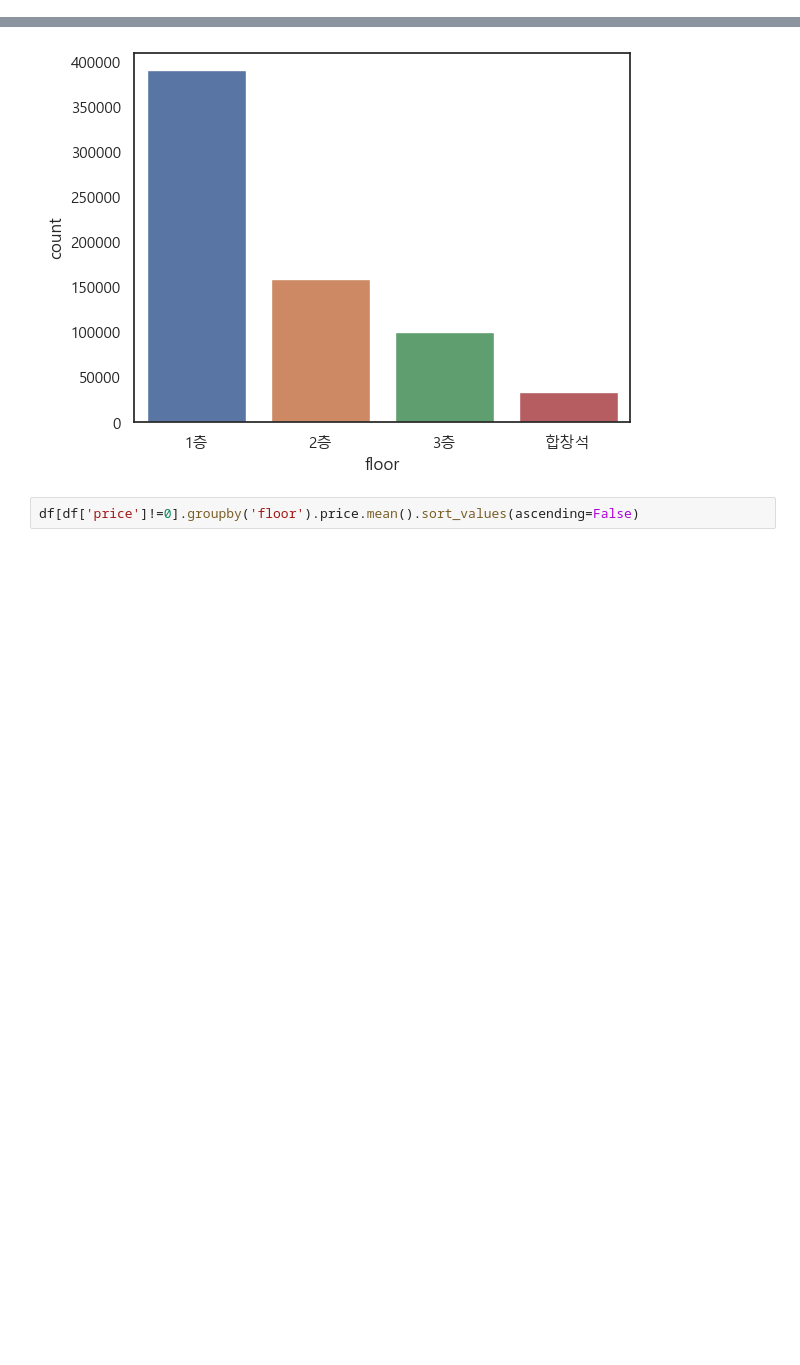
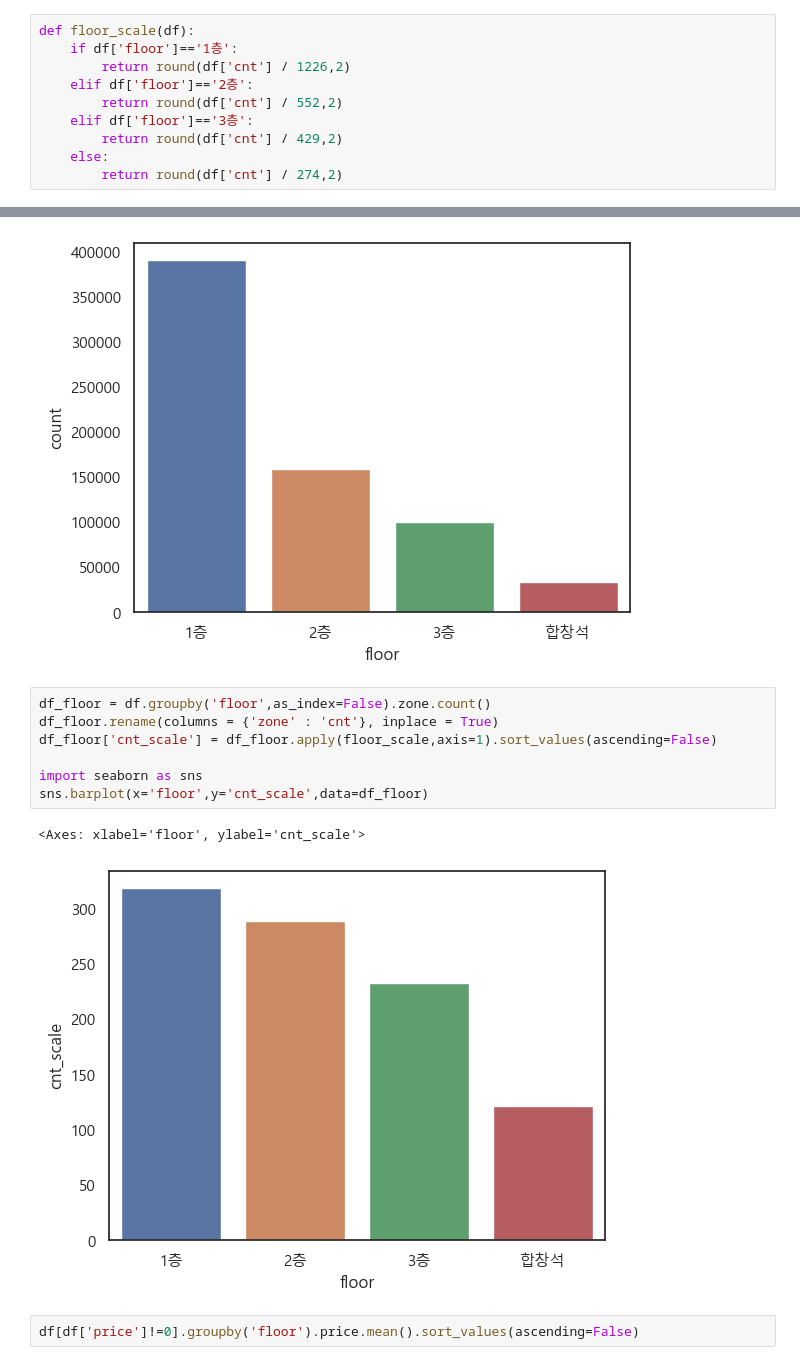
Before and after one commit to damidaa/bigcontest_2023, a Jupyter notebook: preprocessing/EDA.ipynb, the cells around one changed output, grey strips where cells are left out. Saved outputs shown, nothing was run; the diff lists cells and outputs as text; blank space fills up the shorter version.

```diff
--- a/preprocessing/EDA.ipynb
+++ b/preprocessing/EDA.ipynb
@@ -174,3 +174,13 @@ array(['3층E블록', '2층D블록', '1층C블록', '3층BOX', '2층BOX', '1층D
        '3층G블록', '3층F블록', '1층E블록', '2층A블록', '1층A블록', '2층E블록', '3층D블록',
        '2층B블록', '3층A블록', '3층N블록', '합창석G블록', '2층C블록', '3층M블록', '합창석H블록',
        '3층C블록', '합창석F블록', '3층B블록'], dtype=object)
+# %%
+def floor_scale(df):
+    if df['floor']=='1층':
+        return round(df['cnt'] / 1226,2)
+    elif df['floor']=='2층':
+        return round(df['cnt'] / 552,2)
+    elif df['floor']=='3층':
+        return round(df['cnt'] / 429,2)
+    else:
+        return round(df['cnt'] / 274,2)
@@ -190,6 +281,16 @@ sns.countplot(x='floor',data=df,order = df['floor'].value_counts().index)
 # %% [output]
 <Axes: xlabel='floor', ylabel='count'>
 [figure]
+# %%
+df_floor = df.groupby('floor',as_index=False).zone.count()
+df_floor.rename(columns = {'zone' : 'cnt'}, inplace = True)
+df_floor['cnt_scale'] = df_floor.apply(floor_scale,axis=1).sort_values(ascending=False)
+
+import seaborn as sns
+sns.barplot(x='floor',y='cnt_scale',data=df_floor)
+# %% [output]
+<Axes: xlabel='floor', ylabel='cnt_scale'>
+[figure, added]
 # %%
 df[df['price']!=0].groupby('floor').price.mean().sort_values(ascending=False)
 # %% [output]
```
Also changed, not shown: parts of 29 cells of this notebook.
